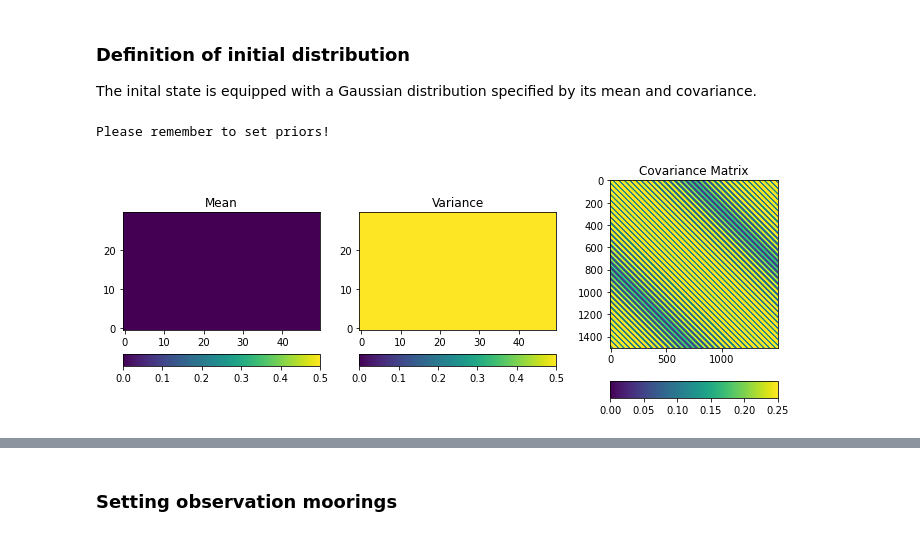
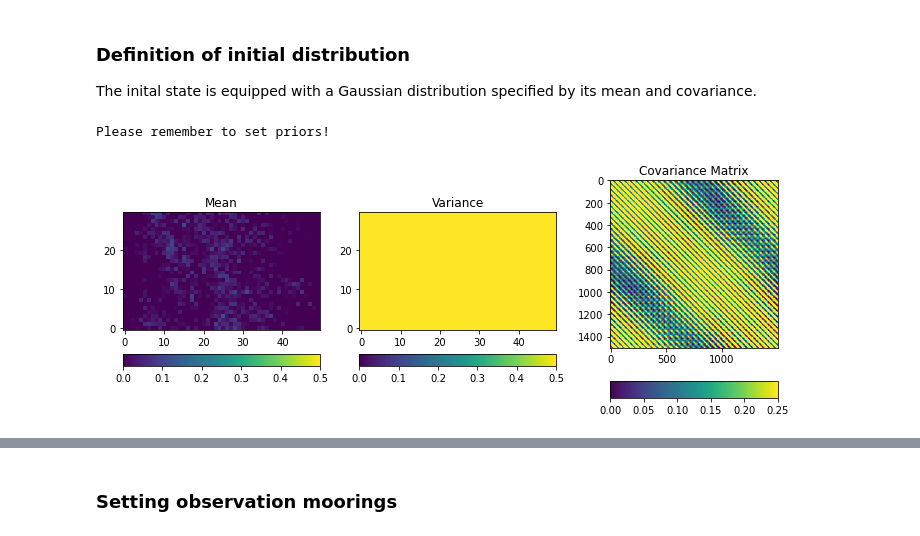
Before and after one commit to FlorianBeiser/advectionDiffusion, a Jupyter notebook: ETKFiltering.ipynb, the cells around one changed output, grey strips where cells are left out. Cells and saved outputs as stored; diff of their text form; code cells hidden in the pictures.

```diff
--- a/ETKFiltering.ipynb
+++ b/ETKFiltering.ipynb
@@ -40,8 +40,8 @@ def prior(grid, phi):
 # %%
 statistics = Statistics.Statistics(simulator, 500)
 mean, var_mesh, cov = prior(grid=grid, phi=2.0)
-statistics.set(mean, var_mesh*cov)
+statistics.set(mean, var_mesh*cov, nugget=0.5)
 statistics.plot()
 # %% [output]
 Please remember to set priors!
-[figure, old version]
+[figure, new version]
```
Also changed, not shown: parts of 5 cells of this notebook, 3 other files.
